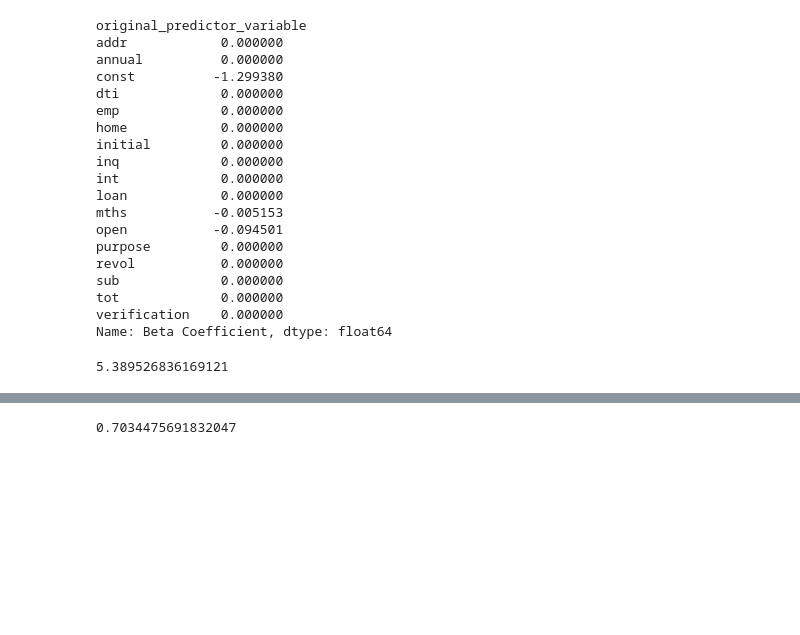
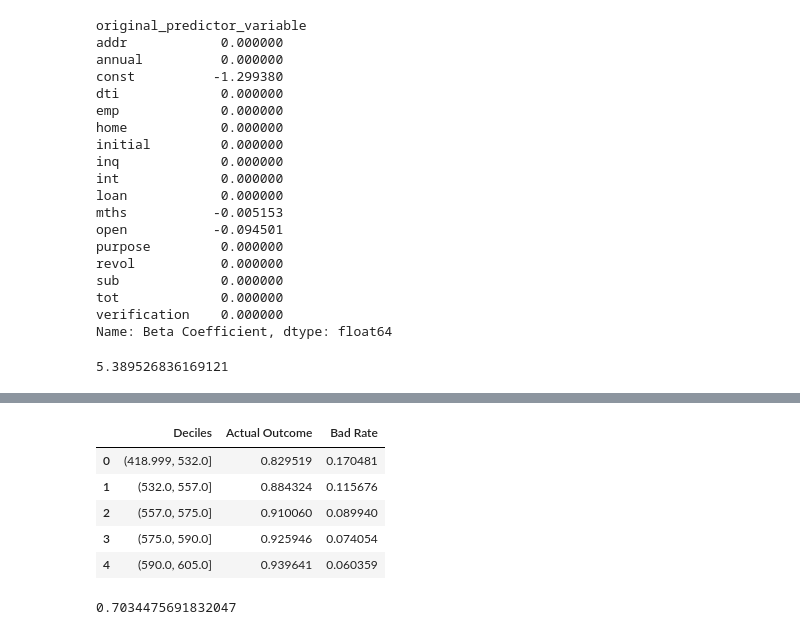
Before and after one commit to allmeidaapedro/Lending-Club-Credit-Scoring, a Jupyter notebook: notebooks/3_pd_modeling.ipynb, the cells around one changed output, grey strips where cells are left out. Cells and saved outputs as stored; diff of their text form; code cells hidden in the pictures; blank space fills up the shorter version.

```diff
--- a/notebooks/3_pd_modeling.ipynb
+++ b/notebooks/3_pd_modeling.ipynb
@@ -682,3 +722,12 @@ scores_data.head()
+# %%
+decile_analysis.head()
+# %% [output]
+|  | Deciles | Actual Outcome | Bad Rate |
+| 0 | (418.999, 532.0] | 0.829519 | 0.170481 |
+| 1 | (532.0, 557.0] | 0.884324 | 0.115676 |
+| 2 | (557.0, 575.0] | 0.910060 | 0.089940 |
+| 3 | (575.0, 590.0] | 0.925946 | 0.074054 |
+| 4 | (590.0, 605.0] | 0.939641 | 0.060359 |
 # %%
 from sklearn.metrics import roc_auc_score
 print(roc_auc_score(y_test, probas_good_test))
```
Also changed, not shown: parts of 3 cells of this notebook.
